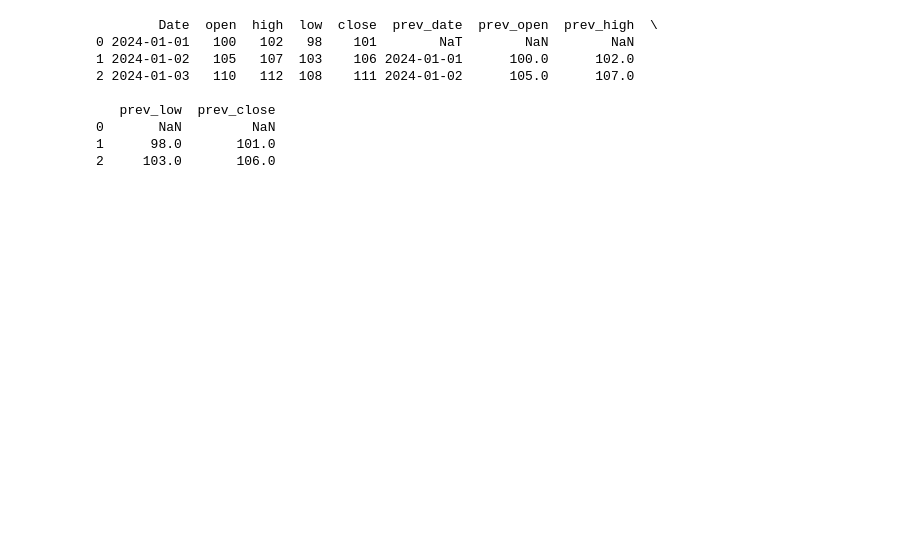
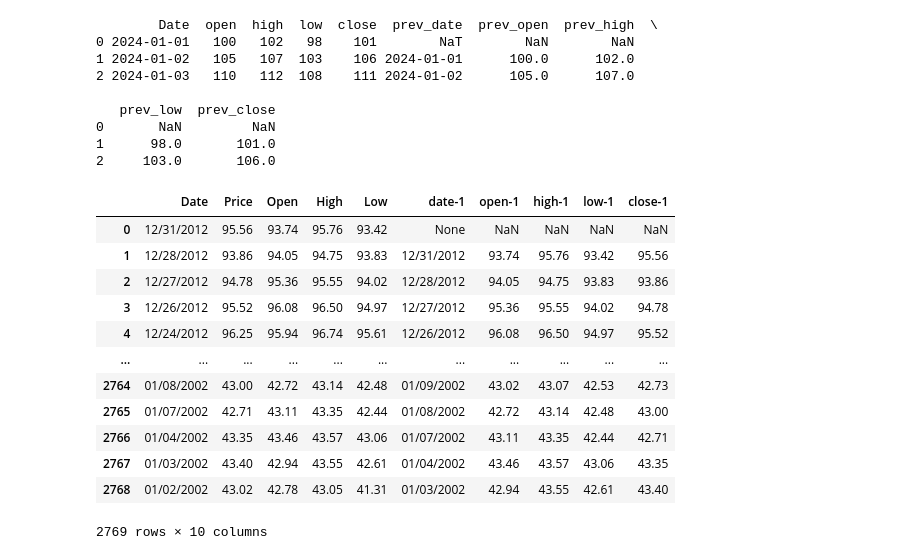
Before and after one commit to y-patankar/StockMarket, a Jupyter notebook: Untitled18.ipynb, the cells around one changed output. Saved outputs shown, nothing was run; the diff lists cells and outputs as text; code cells hidden in the pictures; blank space fills up the shorter version.

```diff
--- a/Untitled18.ipynb
+++ b/Untitled18.ipynb
@@ -36,3 +36,19 @@ print(df)
 0       NaN         NaN
 1      98.0       101.0
 2     103.0       106.0
+# %%
+df
+# %% [output]
+|  | Date | Price | Open | High | Low | date-1 | open-1 | high-1 | low-1 | close-1 |
+| 0 | 12/31/2012 | 95.56 | 93.74 | 95.76 | 93.42 | None | NaN | NaN | NaN | NaN |
+| 1 | 12/28/2012 | 93.86 | 94.05 | 94.75 | 93.83 | 12/31/2012 | 93.74 | 95.76 | 93.42 | 95.56 |
+| 2 | 12/27/2012 | 94.78 | 95.36 | 95.55 | 94.02 | 12/28/2012 | 94.05 | 94.75 | 93.83 | 93.86 |
+| 3 | 12/26/2012 | 95.52 | 96.08 | 96.50 | 94.97 | 12/27/2012 | 95.36 | 95.55 | 94.02 | 94.78 |
+| 4 | 12/24/2012 | 96.25 | 95.94 | 96.74 | 95.61 | 12/26/2012 | 96.08 | 96.50 | 94.97 | 95.52 |
+| ... | ... | ... | ... | ... | ... | ... | ... | ... | ... | ... |
+| 2764 | 01/08/2002 | 43.00 | 42.72 | 43.14 | 42.48 | 01/09/2002 | 43.02 | 43.07 | 42.53 | 42.73 |
+| 2765 | 01/07/2002 | 42.71 | 43.11 | 43.35 | 42.44 | 01/08/2002 | 42.72 | 43.14 | 42.48 | 43.00 |
+| 2766 | 01/04/2002 | 43.35 | 43.46 | 43.57 | 43.06 | 01/07/2002 | 43.11 | 43.35 | 42.44 | 42.71 |
+| 2767 | 01/03/2002 | 43.40 | 42.94 | 43.55 | 42.61 | 01/04/2002 | 43.46 | 43.57 | 43.06 | 43.35 |
+| 2768 | 01/02/2002 | 43.02 | 42.78 | 43.05 | 41.31 | 01/03/2002 | 42.94 | 43.55 | 42.61 | 43.40 |
+2769 rows × 10 columns
```
Also changed, not shown: parts of 10 cells of this notebook.
